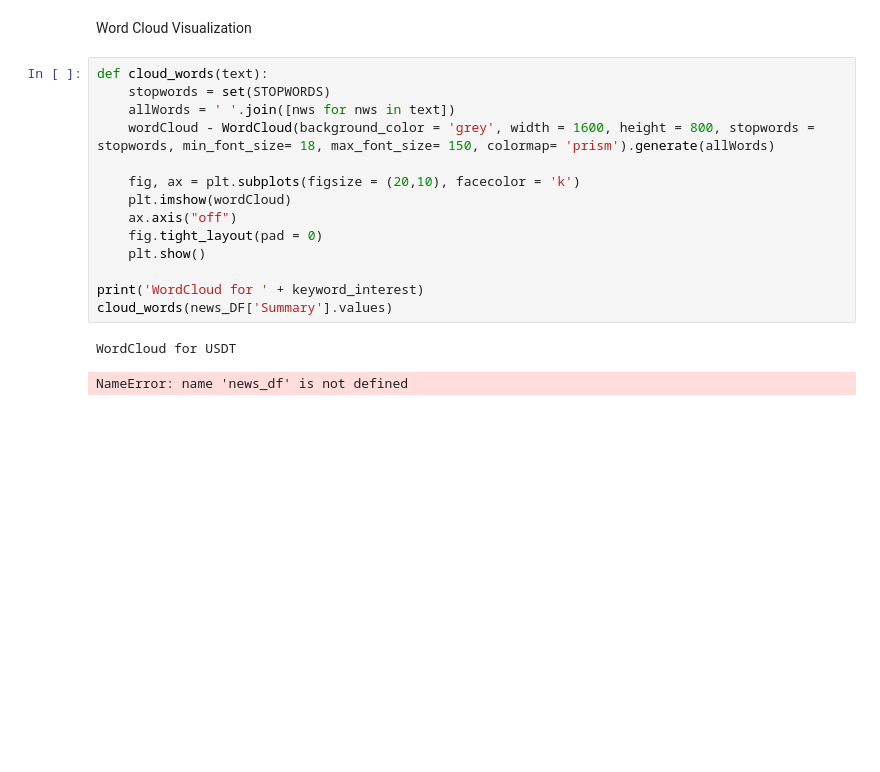
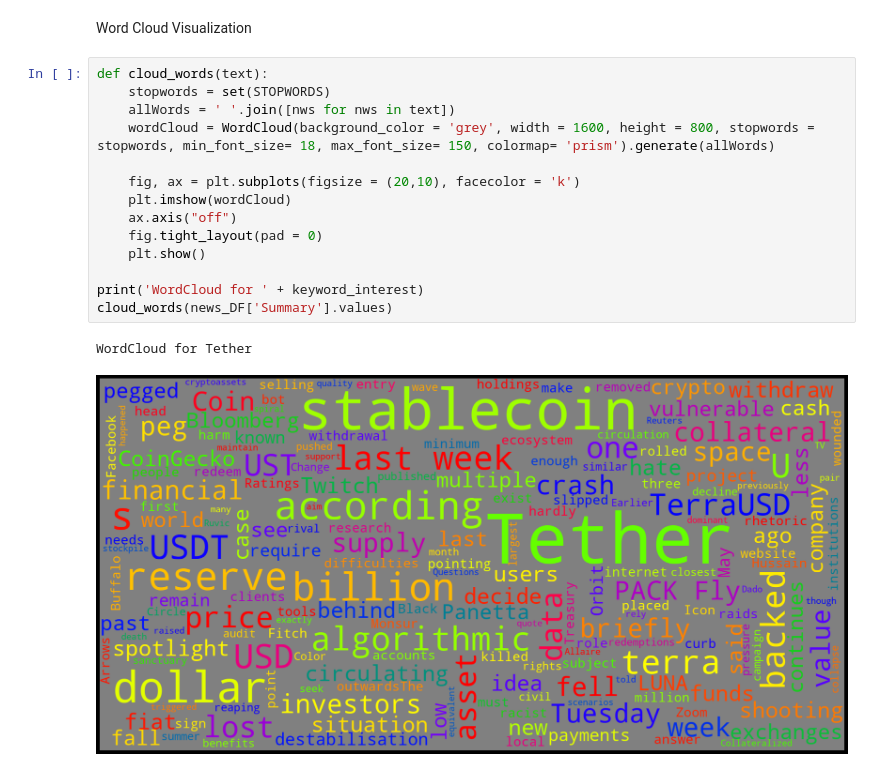
Before and after one commit to HoussamZak/Crypto_Finance_Articles_Sentiment_Analyzer, a Jupyter notebook: Sentiment_Analyzer_Crypto_Finance_News.ipynb, the cells around one changed output. Drawn from its saved outputs; the diff is of its cells as text; blank space fills up the shorter version.

```diff
--- a/Sentiment_Analyzer_Crypto_Finance_News.ipynb
+++ b/Sentiment_Analyzer_Crypto_Finance_News.ipynb
@@ -237,17 +257,17 @@ Word Cloud Visualization
 # %%
 def cloud_words(text):
     stopwords = set(STOPWORDS)
     allWords = ' '.join([nws for nws in text])
-    wordCloud - WordCloud(background_color = 'grey', width = 1600, height = 800, stopwords = stopwords, min_font_size= 18, max_font_size= 150, colormap= 'prism').generate(allWords)
+    wordCloud = WordCloud(background_color = 'grey', width = 1600, height = 800, stopwords = stopwords, min_font_size= 18, max_font_size= 150, colormap= 'prism').generate(allWords)
 
     fig, ax = plt.subplots(figsize = (20,10), facecolor = 'k')
     plt.imshow(wordCloud)
     ax.axis("off")
     fig.tight_layout(pad = 0)
     plt.show()
 
 print('WordCloud for ' + keyword_interest)
 cloud_words(news_DF['Summary'].values)
 # %% [output]
-WordCloud for USDT
+WordCloud for Tether
-NameError: name 'news_df' is not defined
+[figure, added]
```
Also changed, not shown: parts of 5 cells of this notebook, 1 other file.
